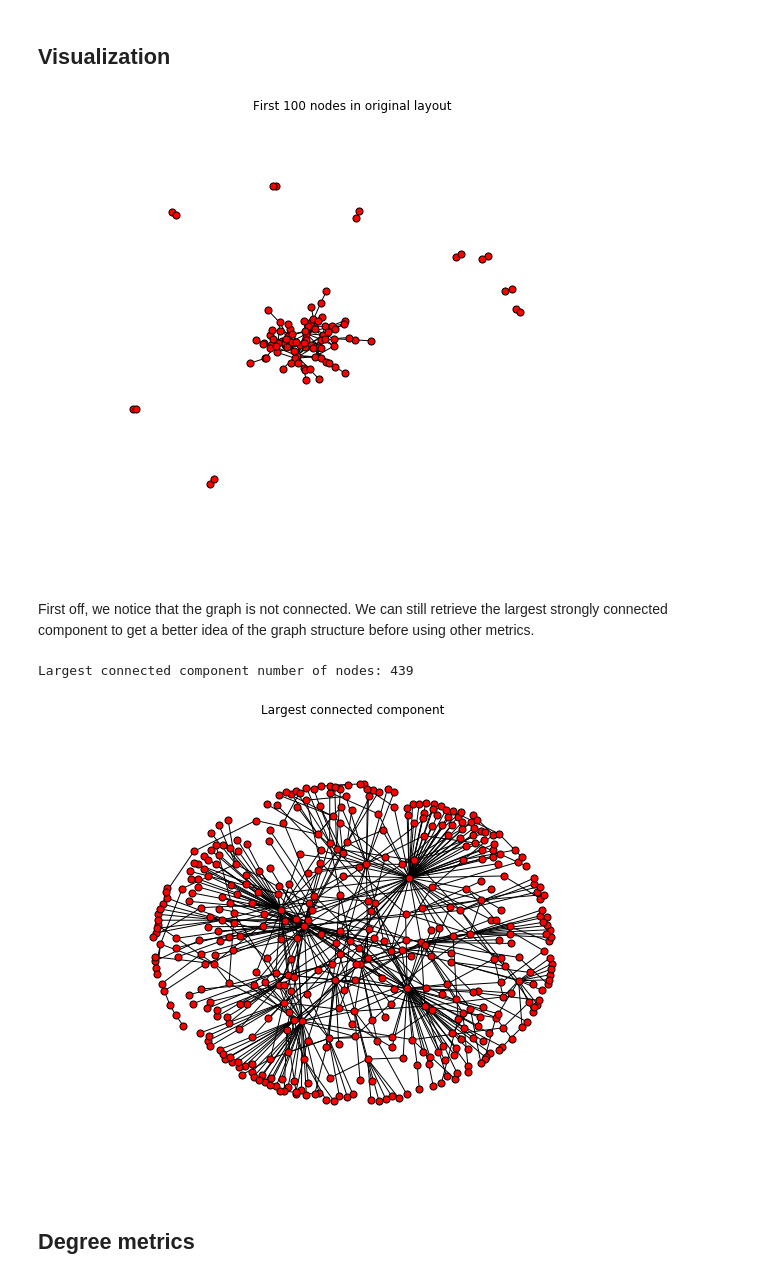
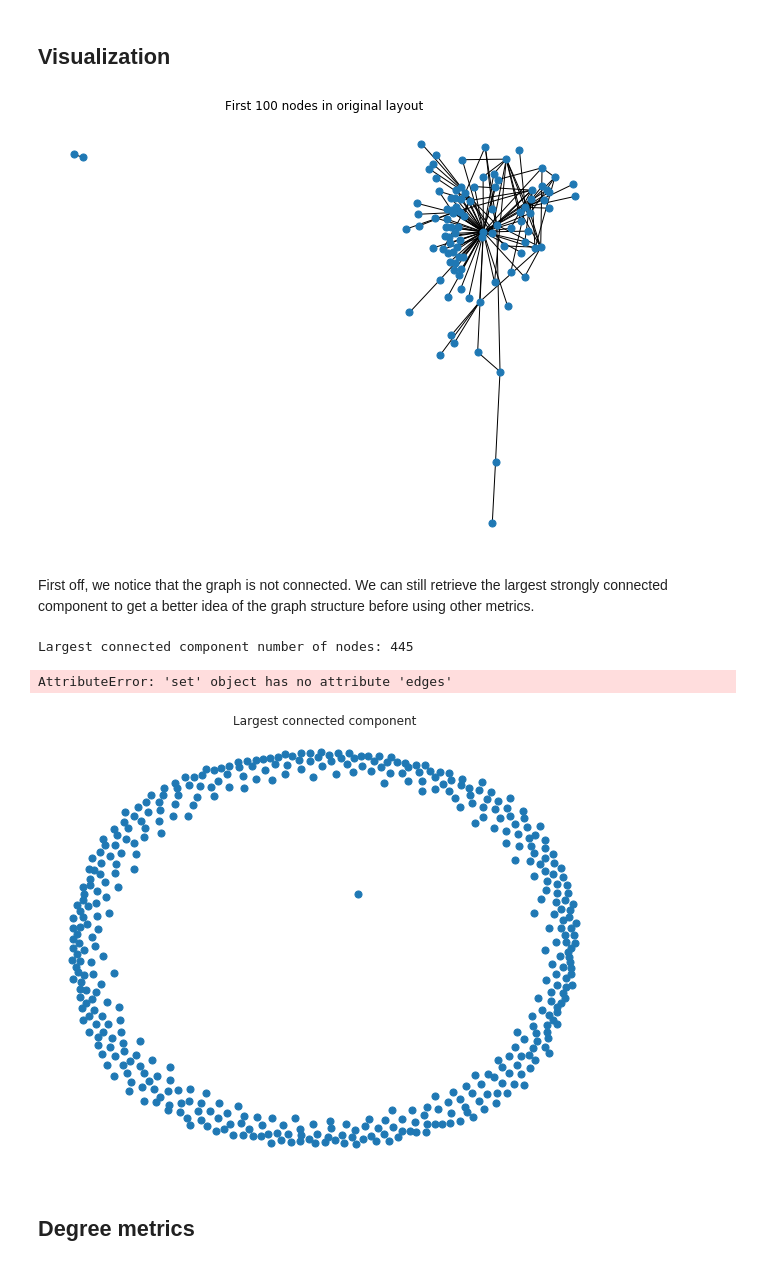
Before and after one commit to azouaoui-cv/SubredditsGraph, a Jupyter notebook: Graph_Theory_Notebook.ipynb, the cells around one changed output. Drawn from its saved outputs; the diff is of its cells as text; code cells hidden in the pictures.

Commit message:
Refactor data utils; make a new run;

```diff
--- a/Graph_Theory_Notebook.ipynb
+++ b/Graph_Theory_Notebook.ipynb
@@ -53,12 +53,17 @@ import os
 import re
 import random
 
+import seaborn as sns
+sns.set_style("darkgrid")
+
 import networkx as nx
 
 from scipy.stats import linregress
 from scipy.special import zeta
 
 import community
+
+from src.data import extract_data, save_data, import_graph
 # %%
 dataset_path = './dataset'
 
@@ -252,29 +149,4 @@ True
 # %% [markdown]
 ## Importing the graph
-# %%
-def import_graph(dataset_path=dataset_path):
-    try:
-        with open(dataset_path + "/type.txt", "r") as file:
-            graph_type = file.readline()
-
-        if graph_type == "DW":
-            G = nx.read_weighted_edgelist(dataset_path + "/edge.txt",
-                                          nodetype=int,
-                                          create_using=nx.DiGraph())
-        elif graph_type == "UW":
-            G = nx.read_weighted_edgelist(dataset_path + "/edge.txt", nodetype=int)
-        elif graph_type == "DU":
-            G = nx.read_edgelist(dataset_path + "/edge.txt",
-                                 nodetype=int,
-                                 create_using=nx.DiGraph())
-        else:
-            G = nx.read_edgelist(dataset_path + "/edge.txt",
-                                 nodetype=int)
-        G.name = "subreddits"
-
-    except:
-        G = nx.Graph(name = "Empty graph")
-
-    return G
 # %%
-G = import_graph()
+G = import_graph(dataset_path)
@@ -297,7 +165,7 @@ weights = nx.get_edge_attributes(G, 'weight')
 # Visualization
 
 # Plotting the first 100 nodes using original graph layout
-subgraph = nx.subgraph(G, G.nodes()[:100])
+subgraph = nx.subgraph(G, list(G)[:100])
 
 
 plt.figure(0, figsize=(10, 8))
@@ -307,26 +175,27 @@ nx.draw_networkx_nodes(subgraph, pos, node_size=50)
 nx.draw_networkx_edges(subgraph, pos)
 plt.show()
 # %% [output]
-[figure, old version]
+[figure, new version]
 # %% [markdown]
 First off, we notice that the graph is not connected. We can still retrieve the largest strongly connected component to get a better idea of the graph structure before using other metrics.
 # %%
 # Largest connected component
 
-core = max(nx.connected_component_subgraphs(G), key=len)
+core = max(nx.connected.connected_components(G), key=len)
 core_pos = nx.spring_layout(core)
 
 print("Largest connected component number of nodes: %d" % len(core))
 
 plt.figure(1, figsize=(10, 8))
 plt.axis('off')
 plt.title('Largest connected component')
 nx.draw_networkx_nodes(core, core_pos, node_size=50)
 nx.draw_networkx_edges(core, core_pos)
 plt.show()
 # %% [output]
-Largest connected component number of nodes: 439
+Largest connected component number of nodes: 445
+AttributeError: 'set' object has no attribute 'edges'
-[figure, old version]
+[figure, new version]
 # %% [markdown]
 ## Degree metrics
 # %%
```
Also changed, not shown: parts of 25 cells of this notebook, 3 other files.
